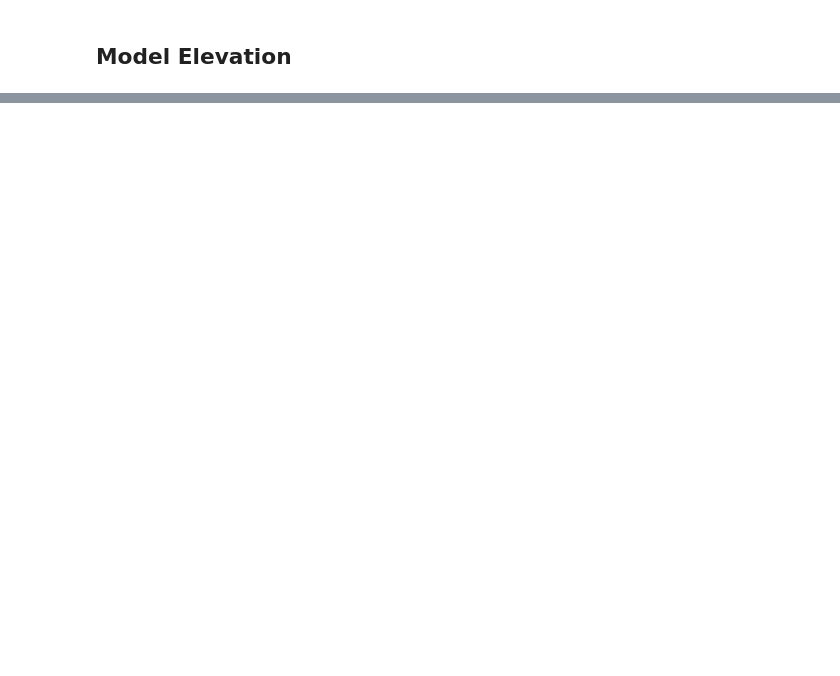
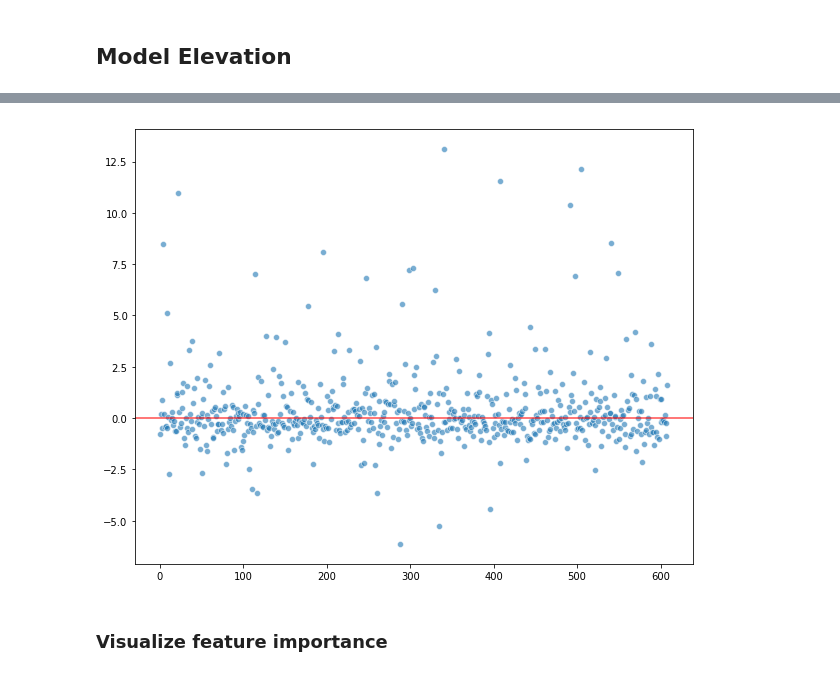
Before and after one commit to FredaXin/capstone, a Jupyter notebook: code/05_modeling.ipynb, the cells around one changed output, grey strips where cells are left out. Cells and saved outputs as stored; diff of their text form; code cells hidden in the pictures; blank space fills up the shorter version.

```diff
--- a/code/05_modeling.ipynb
+++ b/code/05_modeling.ipynb
@@ -140,10 +144,6 @@ class CatWalk:
     """
 
     def __init__(self, df):
-        # {'model_foo': (True, model_foo),
-        #  'model_bar': (False, model_bar)
-        # }
-        self._fitted_models = {} # type: Dict['name', (bool, Model)]
         self.X = df.drop(columns=TARGET)
         self.y = df[TARGET]
         self.X_train, self.X_test, self.y_train, self.y_test = train_test_split(
@@ -152,13 +152,17 @@ class CatWalk:
             random_state=RANDOM_STATE,
             train_size=0.60
         )
+        # {'model_foo': (True, model_foo),
+        #  'model_bar': (False, model_bar)
+        # }
+        self._fitted_models = {} # type: Dict['name', (bool, Model)]
 
     def _save_model(self, name, model, is_grid_search=False):
         self._fitted_models[name] = (is_grid_search, model)
 
     def fit_model(self, name, fitter):
         model = fitter.fit(self.X_train, self.y_train)
-        self._save_model(model)
+        self._save_model(name, model)
         return self
 
     def fit_grid_search(self, name, pipe=None, params=None):
@@ -186,6 +190,11 @@ class CatWalk:
             print(f'test score: {model.score(self.X_test, self.y_test)}')
             print(f'cv score: {cross_val_score(model.best_estimator_, self.X, self.y, scoring="r2", cv=CV).mean()}')
 
+    def do_the_simple_turn(self, name, fitter):
+        self.fit_model(name, fitter)
+        self.print_results(name)
+        return self
+
     def do_the_little_turn(self, name, pipe, params):
         self.fit_grid_search(name, pipe, params)
         self.print_results(name)
@@ -196,3 +205,15 @@ class CatWalk:
 
     def get_model(self, name):
         return self._fitted_models[name][1]
+
+    def view_all_test_scores(self):
+        for name, value in self._fitted_models.items():
+            grid_search, model = value
+            if grid_search:
+                print(f'{name} test score: {model.score(self.X_test, self.y_test)}')
+            else:
+                print(f'{name} test score: {model.score(self.X_test, self.y_test)}')
+
+    def make_predictions(self, name, input_data):
+        preds = self.get_model(name).predict(input_data)
+        return preds
@@ -595,0 +714,8 @@ gs_bag.best_estimator_.steps[1][1].estimators_
+# %%
+y_preds_0 = np.exp(modeler_0.make_predictions('gs_bag', modeler_0.X_test))
+y_preds_1 = np.exp(modeler_1.make_predictions('gs_bag', modeler_1.X_test))
+y_preds = np.concatenate((y_preds_0, y_preds_1), axis=0)
+# %%
+y_test_0 = np.exp(modeler_0.y_test)
+y_test_1 = np.exp(modeler_1.y_test)
+y_test = np.concatenate((y_test_0, y_test_1), axis=0)
@@ -595,0 +732,9 @@ gs_bag.best_estimator_.steps[1][1].estimators_
+# %%
+resids = y_test - y_preds
+plt.figure(figsize=(10, 8))
+ax = sns.scatterplot(x=range(len(resids)), y=resids, alpha = .6)
+ax.axhline(0, c = "r", alpha = .7);
+# %% [output]
+[figure, added]
+# %% [markdown]
+### Visualize feature importance
```
Also changed, not shown: parts of 151 cells of this notebook.
